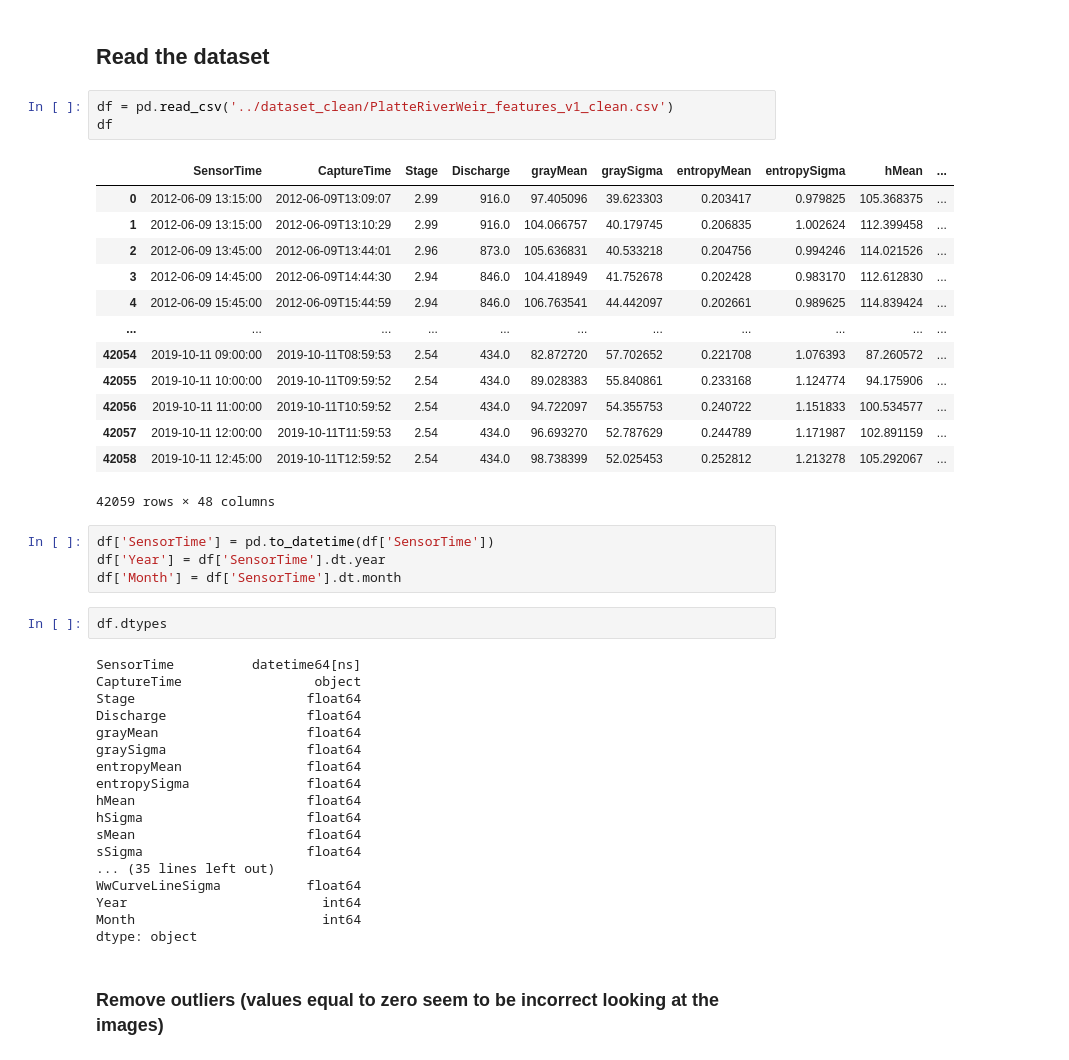
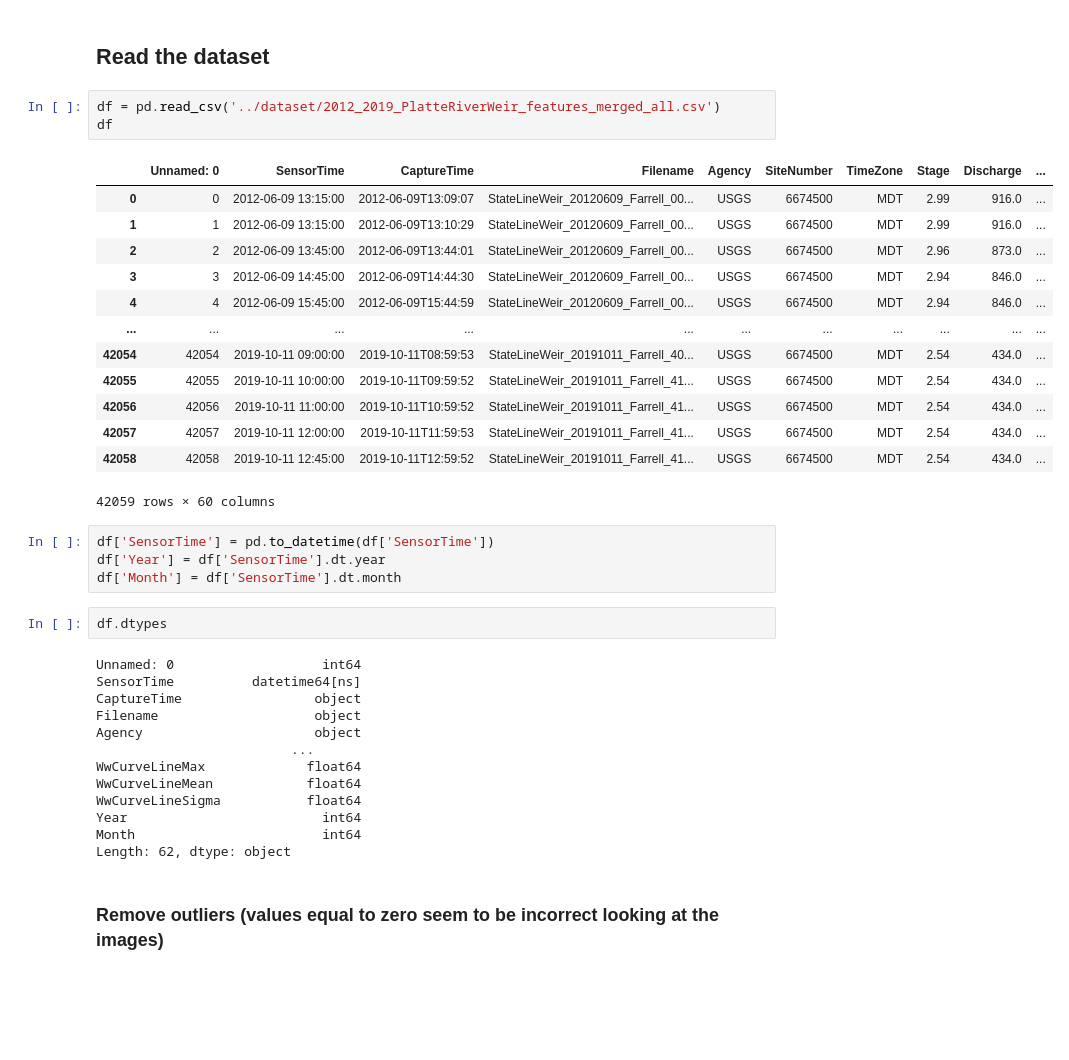
Before and after one commit to andresnowak/Hydrology_AI_project, a Jupyter notebook: models/dummy_model_v1.ipynb, the cells around one changed output. Drawn from its saved outputs; the diff is of its cells as text; blank space fills up the shorter version.

```diff
--- a/models/dummy_model_v1.ipynb
+++ b/models/dummy_model_v1.ipynb
@@ -24,22 +24,22 @@ df_info
 # %% [markdown]
 ## Read the dataset
 # %%
-df = pd.read_csv('../dataset_clean/PlatteRiverWeir_features_v1_clean.csv')
+df = pd.read_csv('../dataset/2012_2019_PlatteRiverWeir_features_merged_all.csv')
 df
 # %% [output]
-|  | SensorTime | CaptureTime | Stage | Discharge | grayMean | graySigma | entropyMean | entropySigma | hMean | ... |
-| 0 | 2012-06-09 13:15:00 | 2012-06-09T13:09:07 | 2.99 | 916.0 | 97.405096 | 39.623303 | 0.203417 | 0.979825 | 105.368375 | ... |
-| 1 | 2012-06-09 13:15:00 | 2012-06-09T13:10:29 | 2.99 | 916.0 | 104.066757 | 40.179745 | 0.206835 | 1.002624 | 112.399458 | ... |
-| 2 | 2012-06-09 13:45:00 | 2012-06-09T13:44:01 | 2.96 | 873.0 | 105.636831 | 40.533218 | 0.204756 | 0.994246 | 114.021526 | ... |
-| 3 | 2012-06-09 14:45:00 | 2012-06-09T14:44:30 | 2.94 | 846.0 | 104.418949 | 41.752678 | 0.202428 | 0.983170 | 112.612830 | ... |
-| 4 | 2012-06-09 15:45:00 | 2012-06-09T15:44:59 | 2.94 | 846.0 | 106.763541 | 44.442097 | 0.202661 | 0.989625 | 114.839424 | ... |
+|  | Unnamed: 0 | SensorTime | CaptureTime | Filename | Agency | SiteNumber | TimeZone | Stage | Discharge | ... |
+| 0 | 0 | 2012-06-09 13:15:00 | 2012-06-09T13:09:07 | StateLineWeir_20120609_Farrell_00... | USGS | 6674500 | MDT | 2.99 | 916.0 | ... |
+| 1 | 1 | 2012-06-09 13:15:00 | 2012-06-09T13:10:29 | StateLineWeir_20120609_Farrell_00... | USGS | 6674500 | MDT | 2.99 | 916.0 | ... |
+| 2 | 2 | 2012-06-09 13:45:00 | 2012-06-09T13:44:01 | StateLineWeir_20120609_Farrell_00... | USGS | 6674500 | MDT | 2.96 | 873.0 | ... |
+| 3 | 3 | 2012-06-09 14:45:00 | 2012-06-09T14:44:30 | StateLineWeir_20120609_Farrell_00... | USGS | 6674500 | MDT | 2.94 | 846.0 | ... |
+| 4 | 4 | 2012-06-09 15:45:00 | 2012-06-09T15:44:59 | StateLineWeir_20120609_Farrell_00... | USGS | 6674500 | MDT | 2.94 | 846.0 | ... |
 | ... | ... | ... | ... | ... | ... | ... | ... | ... | ... | ... |
-| 42054 | 2019-10-11 09:00:00 | 2019-10-11T08:59:53 | 2.54 | 434.0 | 82.872720 | 57.702652 | 0.221708 | 1.076393 | 87.260572 | ... |
-| 42055 | 2019-10-11 10:00:00 | 2019-10-11T09:59:52 | 2.54 | 434.0 | 89.028383 | 55.840861 | 0.233168 | 1.124774 | 94.175906 | ... |
-| 42056 | 2019-10-11 11:00:00 | 2019-10-11T10:59:52 | 2.54 | 434.0 | 94.722097 | 54.355753 | 0.240722 | 1.151833 | 100.534577 | ... |
-| 42057 | 2019-10-11 12:00:00 | 2019-10-11T11:59:53 | 2.54 | 434.0 | 96.693270 | 52.787629 | 0.244789 | 1.171987 | 102.891159 | ... |
-| 42058 | 2019-10-11 12:45:00 | 2019-10-11T12:59:52 | 2.54 | 434.0 | 98.738399 | 52.025453 | 0.252812 | 1.213278 | 105.292067 | ... |
+| 42054 | 42054 | 2019-10-11 09:00:00 | 2019-10-11T08:59:53 | StateLineWeir_20191011_Farrell_40... | USGS | 6674500 | MDT | 2.54 | 434.0 | ... |
+| 42055 | 42055 | 2019-10-11 10:00:00 | 2019-10-11T09:59:52 | StateLineWeir_20191011_Farrell_41... | USGS | 6674500 | MDT | 2.54 | 434.0 | ... |
+| 42056 | 42056 | 2019-10-11 11:00:00 | 2019-10-11T10:59:52 | StateLineWeir_20191011_Farrell_41... | USGS | 6674500 | MDT | 2.54 | 434.0 | ... |
+| 42057 | 42057 | 2019-10-11 12:00:00 | 2019-10-11T11:59:53 | StateLineWeir_20191011_Farrell_41... | USGS | 6674500 | MDT | 2.54 | 434.0 | ... |
+| 42058 | 42058 | 2019-10-11 12:45:00 | 2019-10-11T12:59:52 | StateLineWeir_20191011_Farrell_41... | USGS | 6674500 | MDT | 2.54 | 434.0 | ... |
-42059 rows × 48 columns
+42059 rows × 60 columns
 # %%
 df['SensorTime'] = pd.to_datetime(df['SensorTime'])
 df['Year'] = df['SensorTime'].dt.year
@@ -47,23 +47,18 @@ df['Month'] = df['SensorTime'].dt.month
 # %%
 df.dtypes
 # %% [output]
+Unnamed: 0                   int64
 SensorTime          datetime64[ns]
 CaptureTime                 object
-Stage                      float64
-Discharge                  float64
-grayMean                   float64
-graySigma                  float64
-entropyMean                float64
-entropySigma               float64
-hMean                      float64
-hSigma                     float64
-sMean                      float64
-sSigma                     float64
-... (35 lines left out)
+Filename                    object
+Agency                      object
+                         ...
+WwCurveLineMax             float64
+WwCurveLineMean            float64
 WwCurveLineSigma           float64
 Year                         int64
 Month                        int64
-dtype: object
+Length: 62, dtype: object
 # %% [markdown]
 ### Remove outliers (values equal to zero seem to be incorrect looking at the images)
 # %%
```
Also changed, not shown: parts of 9 cells of this notebook.
